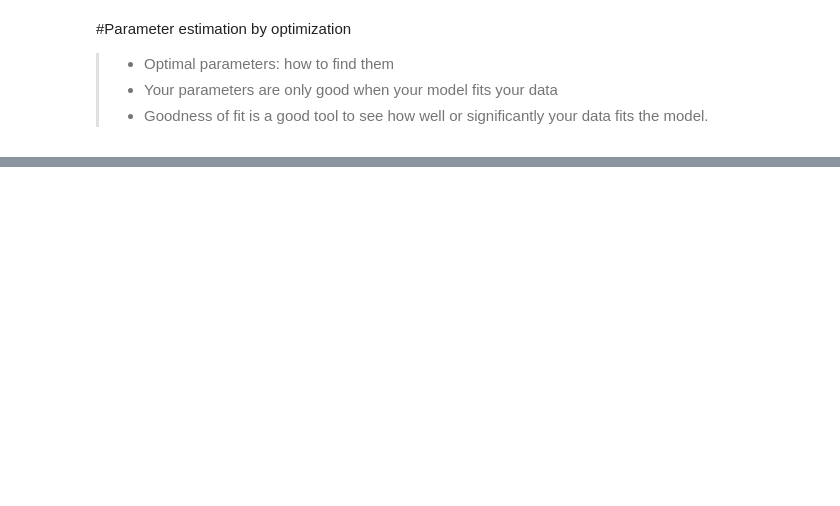
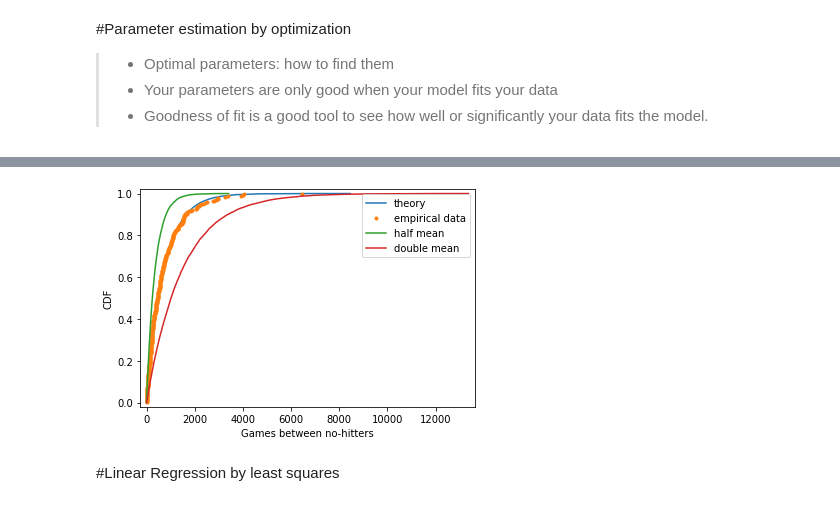
Before and after one commit to kimdesok/Statistical-Thinking-in-Python-Part-2, a Jupyter notebook: Stats_by_Python5.ipynb, the cells around one changed output, grey strips where cells are left out. Saved outputs shown, nothing was run; the diff lists cells and outputs as text; code cells hidden in the pictures; blank space fills up the shorter version.

```diff
--- a/Stats_by_Python5.ipynb
+++ b/Stats_by_Python5.ipynb
@@ -42,0 +81,28 @@ plt.show()
+# %%
+# Plot the theoretical CDFs
+plt.plot(x_theor, y_theor)
+plt.plot(x, y, marker='.', linestyle='none')
+plt.margins(0.02)
+plt.xlabel('Games between no-hitters')
+plt.ylabel('CDF')
+
+# Take samples with half tau: samples_half
+samples_half = np.random.exponential(0.5*tau, size=10000)
+
+# Take samples with double tau: samples_double
+samples_double = np.random.exponential(2*tau, size=10000)
+
+# Generate CDFs from these samples
+x_half, y_half = ecdf(samples_half)
+x_double, y_double = ecdf(samples_double)
+
+# Plot these CDFs as lines
+_ = plt.plot(x_half, y_half)
+_ = plt.plot(x_double, y_double)
+plt.legend(['theory','empirical data','half mean', 'double mean'])
+# Show the plot
+plt.show()
+# %% [output]
+[figure, added]
+# %% [markdown]
+#Linear Regression by least squares
```
Also changed, not shown: parts of 13 cells of this notebook.
